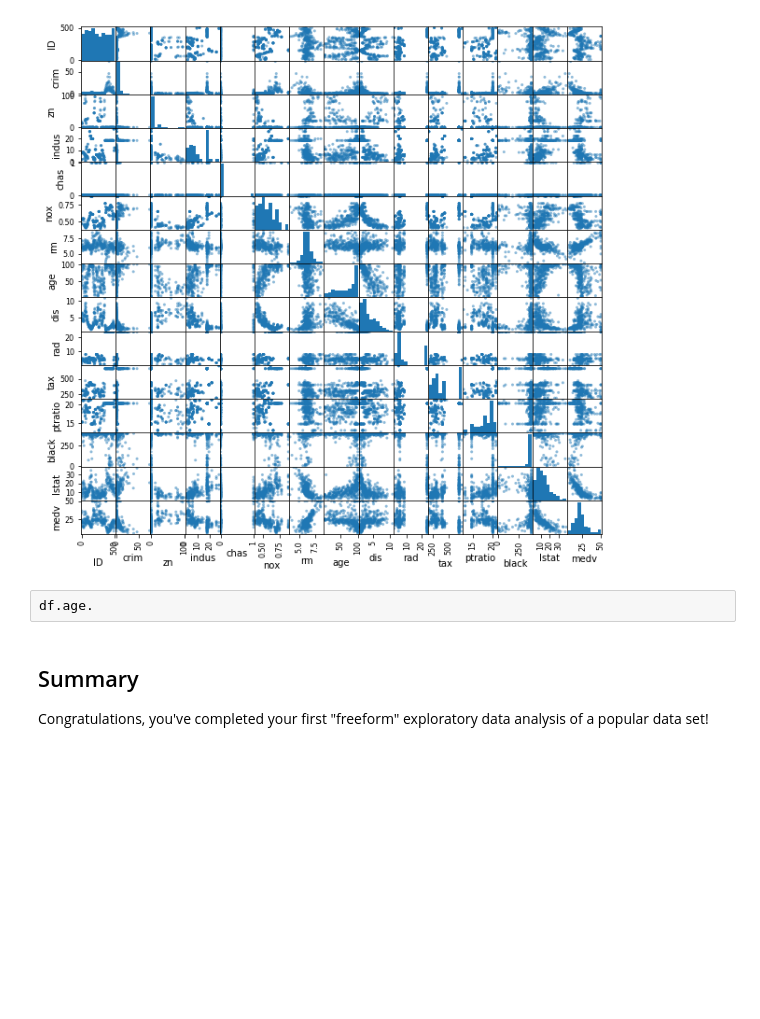
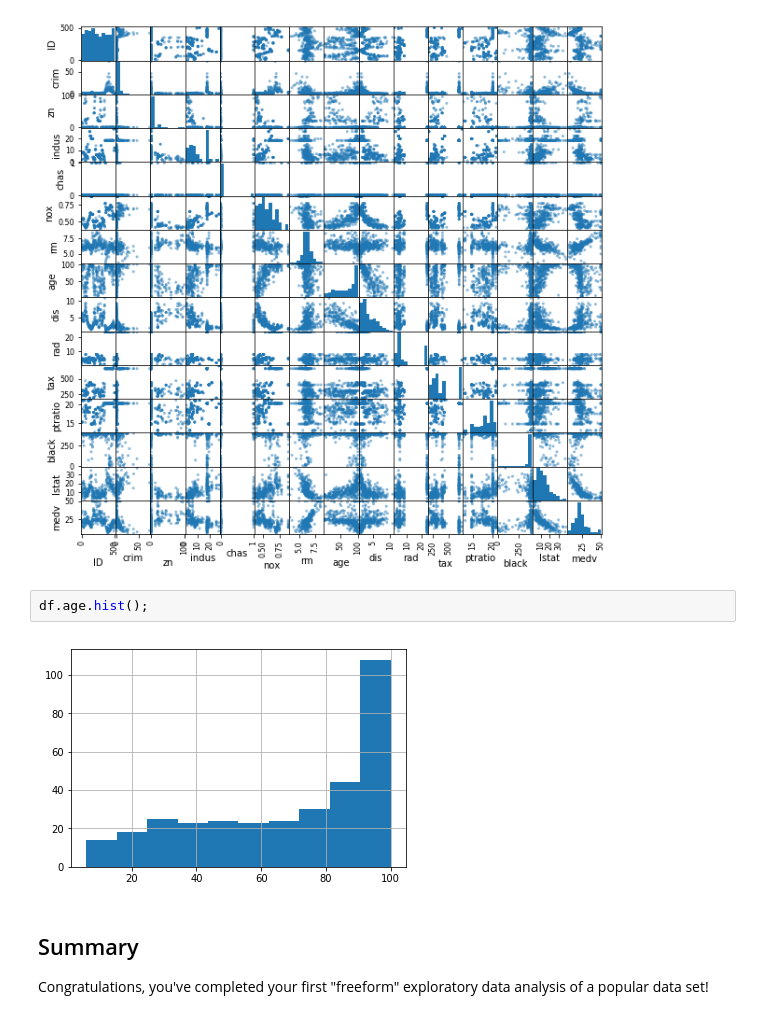
Before and after one commit to Rimab55/dsc-1-03-16-eda-with-pandas-using-the-boston-housing-data-lab-nyc-ds-career-012819, a Jupyter notebook: index.ipynb, the cells around one changed output. Cells and saved outputs as stored; diff of their text form; blank space fills up the shorter version.

```diff
--- a/index.ipynb
+++ b/index.ipynb
@@ -105,7 +105,9 @@ pd.plotting.scatter_matrix(df, figsize=(10,10));
 # %% [output]
 [figure]
 # %%
-df.age.
+df.age.hist();
+# %% [output]
+[figure, added]
 # %% [markdown]
 ## Summary
 
```
